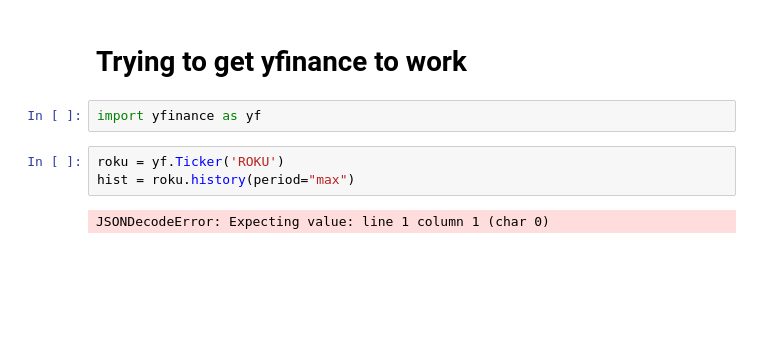
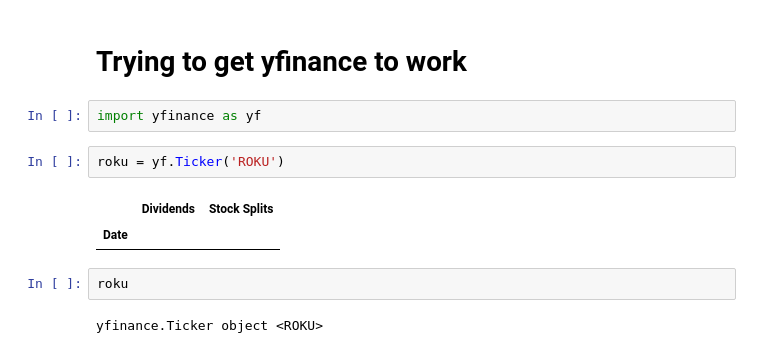
Before and after one commit to stevenkyle2013/Capstone, a Jupyter notebook: Gathering_Data.ipynb, the cells around one changed output. Drawn from its saved outputs; the diff is of its cells as text; blank space fills up the shorter version.

Commit message:
Finally got yfinance to work, working on script

```diff
--- a/Gathering_Data.ipynb
+++ b/Gathering_Data.ipynb
@@ -461,6 +461,10 @@ for i in range(len(stock_days_itter)):
 import yfinance as yf
 # %%
 roku = yf.Ticker('ROKU')
-hist = roku.history(period="max")
 # %% [output]
-JSONDecodeError: Expecting value: line 1 column 1 (char 0)
+|  | Dividends | Stock Splits |
+| Date |  |  |
+# %%
+roku
+# %% [output]
+yfinance.Ticker object <ROKU>
```
Also changed, not shown: parts of 1 cell of this notebook, 1 other file.
